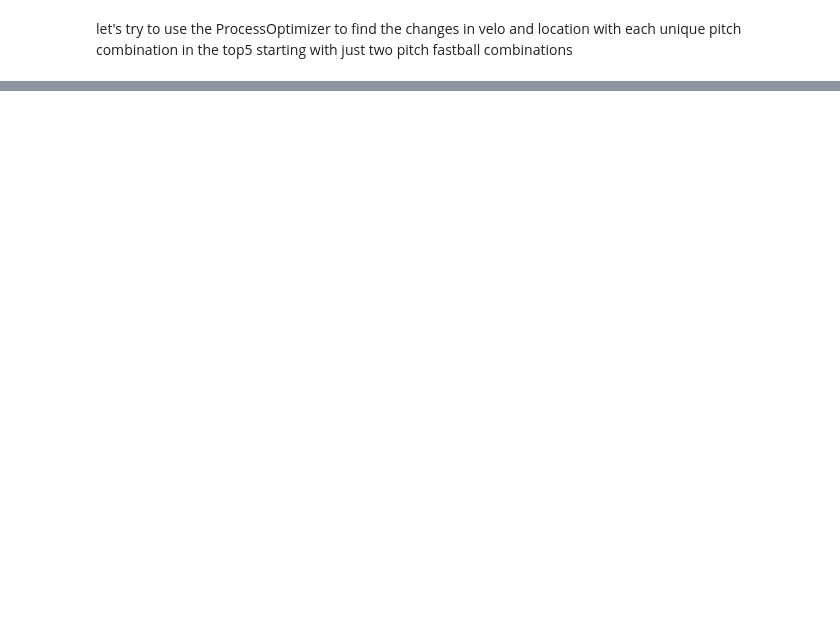
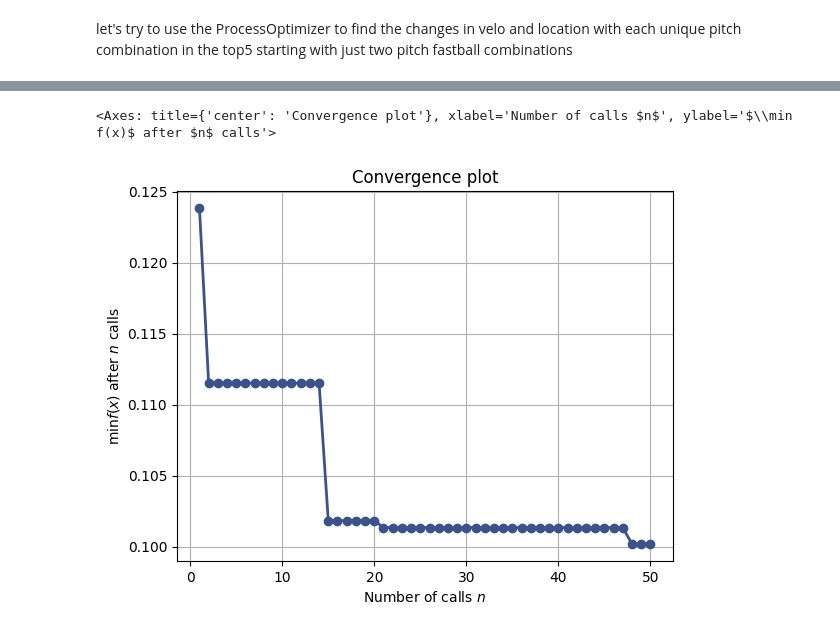
Before and after one commit to drewnano/baseball-learning, a Jupyter notebook: zachwheeler_example.ipynb, the cells around one changed output, grey strips where cells are left out. Drawn from its saved outputs; the diff is of its cells as text; code cells hidden in the pictures; blank space fills up the shorter version.

```diff
--- a/zachwheeler_example.ipynb
+++ b/zachwheeler_example.ipynb
@@ -320,12 +287,3 @@ shape: (5, 14)
 # %% [markdown]
 let's try to use the ProcessOptimizer to find the changes in velo and location with each unique pitch combination in the top5
 starting with just two pitch fastball combinations
-# %%
-#define the space for optimization (we will just use the two four-seam fastballs to start)
-space = [
-    Real(-2.34, 2.82, name='delta_plate_x'),
-    Real(-2.56, 2.12, name='delta_plate_z'),
-    Real(-2.2, 2.4, name='delta_velocity'),
-]
-#tolerances are hard-coded for now
-tolerances = [0.8, 0.8, 3.0]
@@ -341,2 +289,0 @@ def costfn_wrapper(params):
-# %%
-result = gp_minimize(costfn_wrapper, space, n_calls=100, random_state=42, verbose=True)
@@ -361,2 +368,8 @@ Current minimum: -0.0747
+# %%
+# plot convergence of the model
+plot_convergence(result)
+# %% [output]
+<Axes: title={'center': 'Convergence plot'}, xlabel='Number of calls $n$', ylabel='$\\min f(x)$ after $n$ calls'>
+[figure, added]
 # %%
 logger.info('Finished')
```
Also changed, not shown: parts of 9 cells of this notebook.
